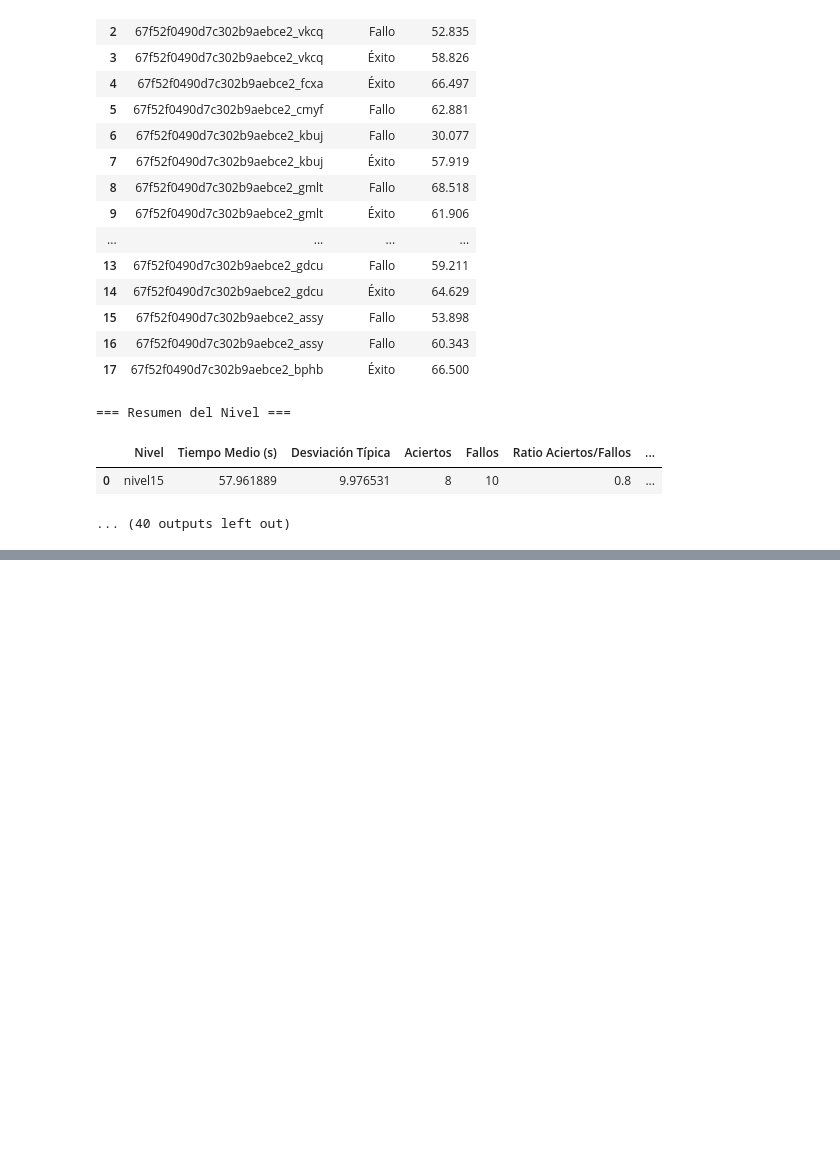
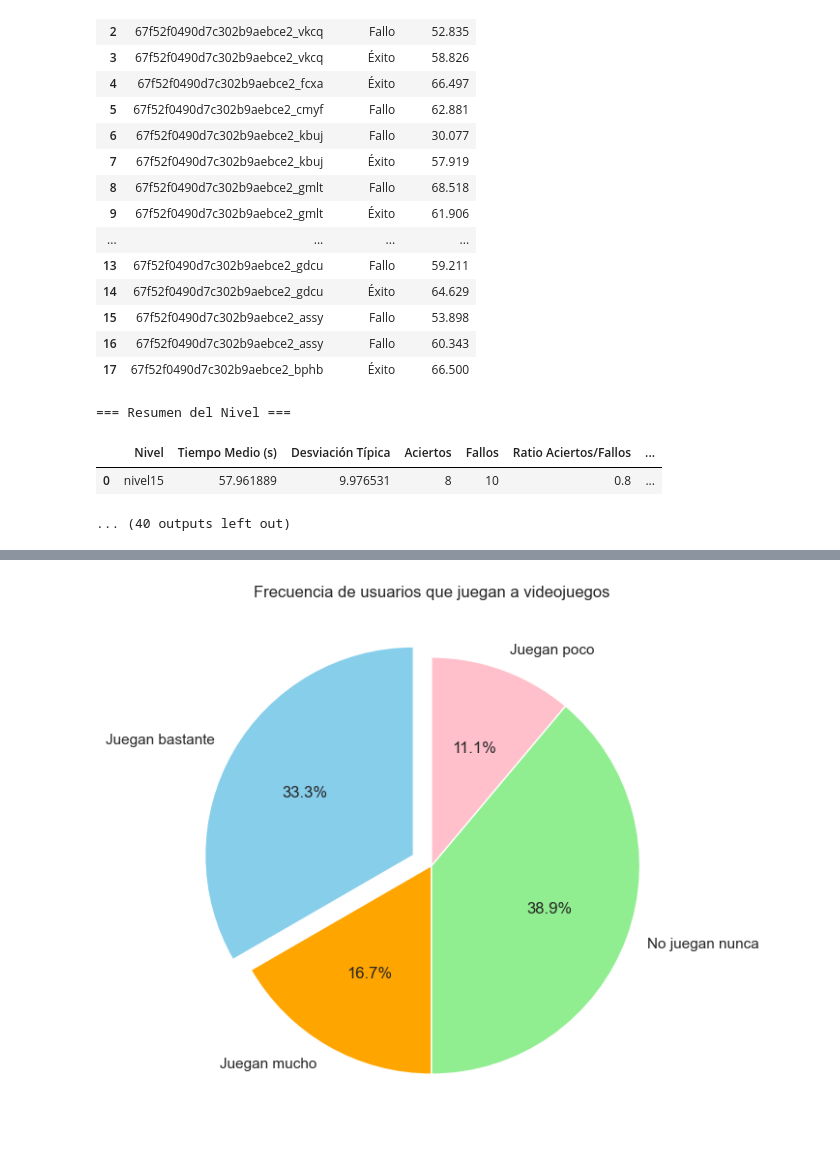
Before and after one commit to admont02/TFG-SimonaAntonova-AdrianMontero, a Jupyter notebook: AnalisisDeDatos.ipynb, the cells around one changed output, grey strips where cells are left out. Cells and saved outputs as stored; diff of their text form; code cells hidden in the pictures; blank space fills up the shorter version.

```diff
--- a/AnalisisDeDatos.ipynb
+++ b/AnalisisDeDatos.ipynb
@@ -707,0 +855,16 @@ for nivel, data in niveles_data.items():
+# %%
+import matplotlib.pyplot as plt
+
+# Datos
+labels = ['Juegan bastante', 'Juegan mucho', 'No juegan nunca', 'Juegan poco']
+sizes = [6/18, 3/18, 7/18, 2/18]  # Porcentajes
+colors = ['skyblue', 'orange', 'lightgreen', 'pink']  # Colores de la gráfica
+explode = (0.1, 0, 0, 0)  # Destacar el segmento 'Juegan bastante'
+
+# Crear gráfica de pastel
+plt.figure(figsize=(7, 7))
+plt.pie(sizes, labels=labels, autopct='%1.1f%%', colors=colors, explode=explode, startangle=90)
+plt.title('Frecuencia de usuarios que juegan a videojuegos')
+plt.show()
+# %% [output]
+[figure, added]
```
Also changed, not shown: parts of 4 cells of this notebook, 27 other files.
